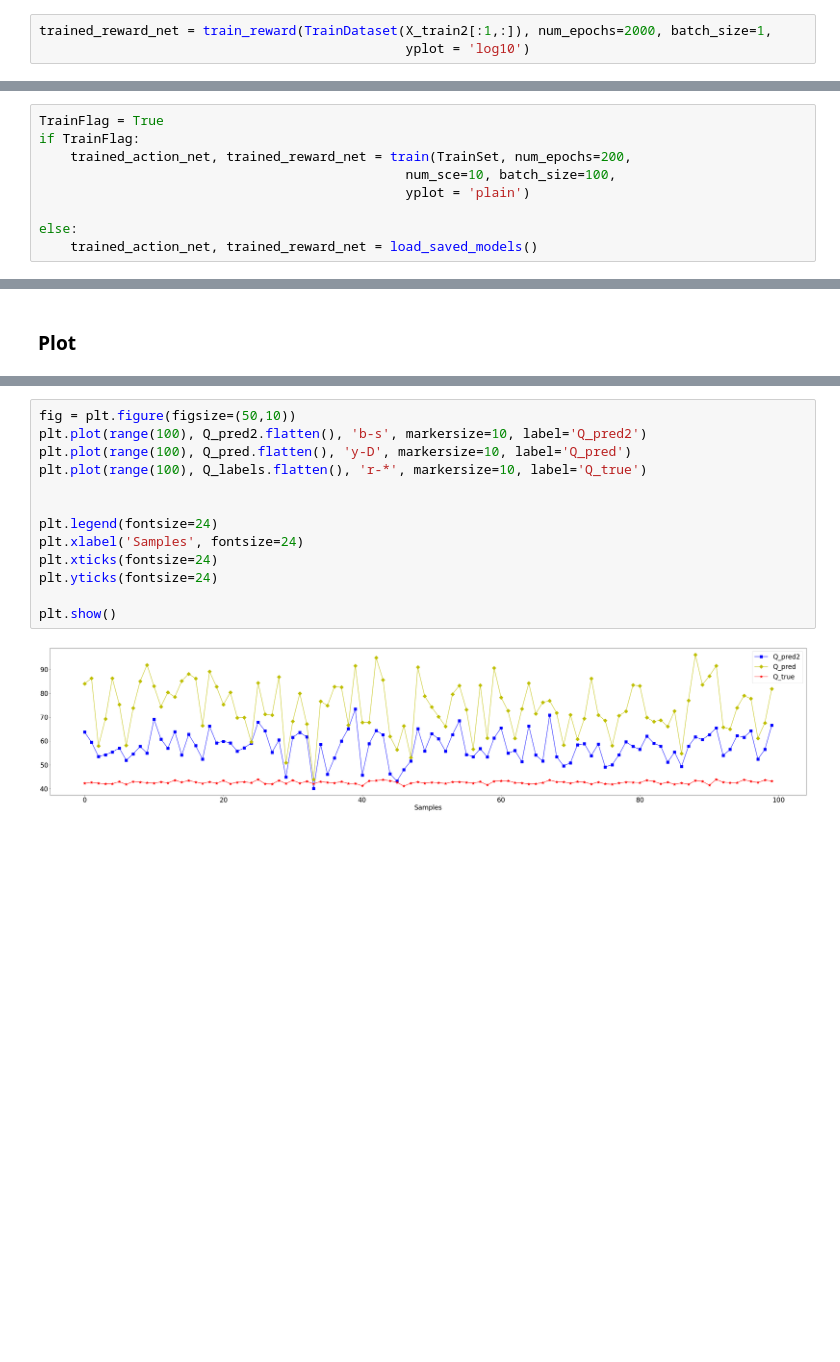
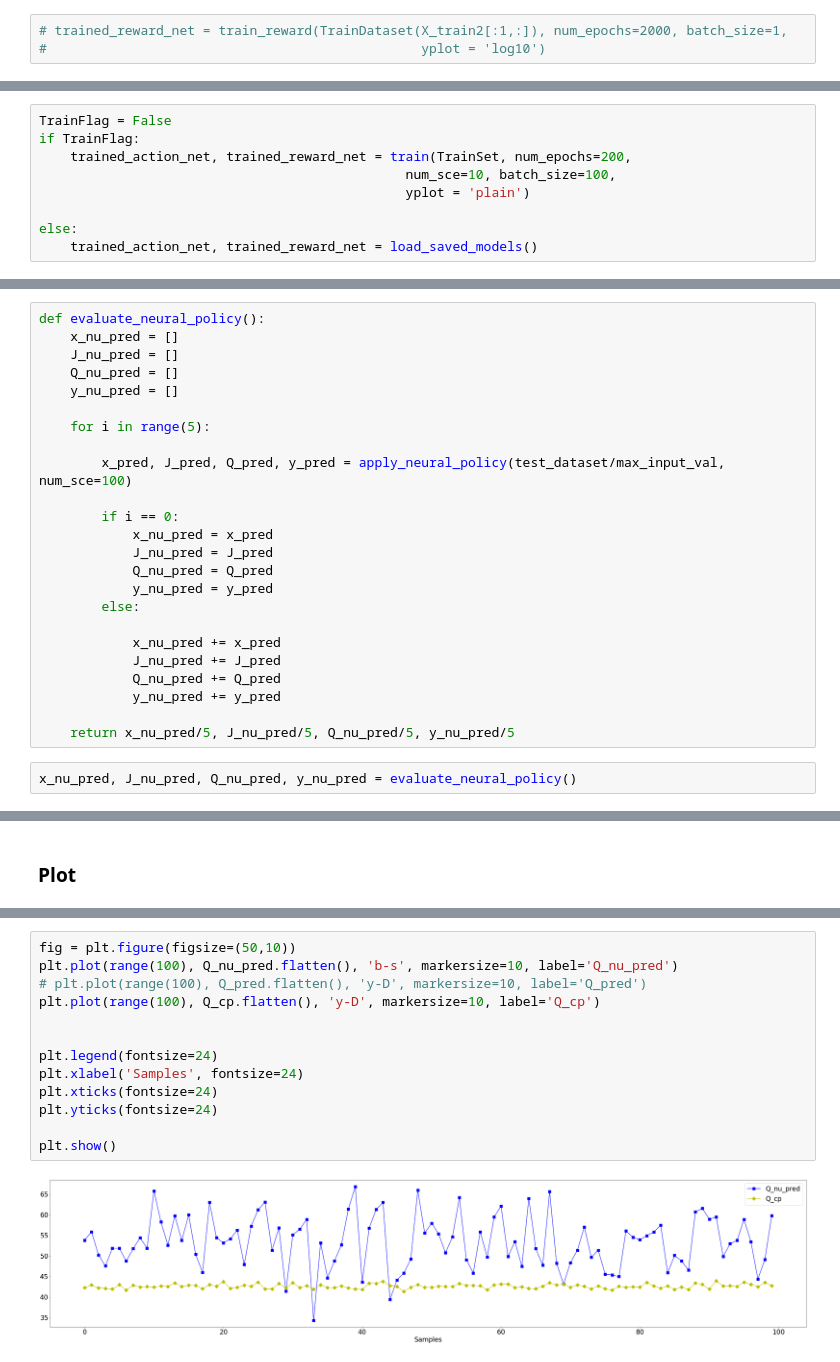
Before and after one commit to zhang-linnng/RiskLimitingDispatch, a Jupyter notebook: rld_neural_policy_39bus_learn_theta_directly_v4.ipynb, the cells around one changed output, grey strips where cells are left out. Drawn from its saved outputs; the diff is of its cells as text; blank space fills up the shorter version.

```diff
--- a/rld_neural_policy_39bus_learn_theta_directly_v4.ipynb
+++ b/rld_neural_policy_39bus_learn_theta_directly_v4.ipynb
@@ -1063,8 +1081,8 @@ def train_reward(dataset, num_epochs, batch_size, yplot = 'plain'):
 # %% [markdown]
 #### Pretrain reward net
 # %%
-trained_reward_net = train_reward(TrainDataset(X_train2[:1,:]), num_epochs=2000, batch_size=1,
-                                               yplot = 'log10')
+# trained_reward_net = train_reward(TrainDataset(X_train2[:1,:]), num_epochs=2000, batch_size=1,
+#                                                yplot = 'log10')
 # %% [output]
 Training starts!
 len: 2000
@@ -1423,7 +1441,7 @@ def train(dataset, num_epochs, num_sce, batch_size, yplot = 'plain'):
 # %% [markdown]
 ### Training process
 # %%
-TrainFlag = True
+TrainFlag = False
 if TrainFlag:
     trained_action_net, trained_reward_net = train(TrainSet, num_epochs=200,
                                                num_sce=10, batch_size=100,
@@ -1569 +1561,27 @@ y_pred: (100, 39)
+# %%
+def evaluate_neural_policy():
+    x_nu_pred = []
+    J_nu_pred = []
+    Q_nu_pred = []
+    y_nu_pred = []
+
+    for i in range(5):
+
+        x_pred, J_pred, Q_pred, y_pred = apply_neural_policy(test_dataset/max_input_val, num_sce=100)
+
+        if i == 0:
+            x_nu_pred = x_pred
+            J_nu_pred = J_pred
+            Q_nu_pred = Q_pred
+            y_nu_pred = y_pred
+        else:
+
+            x_nu_pred += x_pred
+            J_nu_pred += J_pred
+            Q_nu_pred += Q_pred
+            y_nu_pred += y_pred
+
+    return x_nu_pred/5, J_nu_pred/5, Q_nu_pred/5, y_nu_pred/5
+# %%
+x_nu_pred, J_nu_pred, Q_nu_pred, y_nu_pred = evaluate_neural_policy()
 # %%
@@ -1619,17 +1637,17 @@ plt.show()
 # %%
 fig = plt.figure(figsize=(50,10))
-plt.plot(range(100), Q_pred2.flatten(), 'b-s', markersize=10, label='Q_pred2')
-plt.plot(range(100), Q_pred.flatten(), 'y-D', markersize=10, label='Q_pred')
-plt.plot(range(100), Q_labels.flatten(), 'r-*', markersize=10, label='Q_true')
+plt.plot(range(100), Q_nu_pred.flatten(), 'b-s', markersize=10, label='Q_nu_pred')
+# plt.plot(range(100), Q_pred.flatten(), 'y-D', markersize=10, label='Q_pred')
+plt.plot(range(100), Q_cp.flatten(), 'y-D', markersize=10, label='Q_cp')
 
 
 plt.legend(fontsize=24)
 plt.xlabel('Samples', fontsize=24)
 plt.xticks(fontsize=24)
 plt.yticks(fontsize=24)
 
 plt.show()
 # %% [output]
-[figure, old version]
+[figure, new version]
 # %%
 fig = plt.figure(figsize=(50,10))
```
Also changed, not shown: parts of 22 cells of this notebook.
